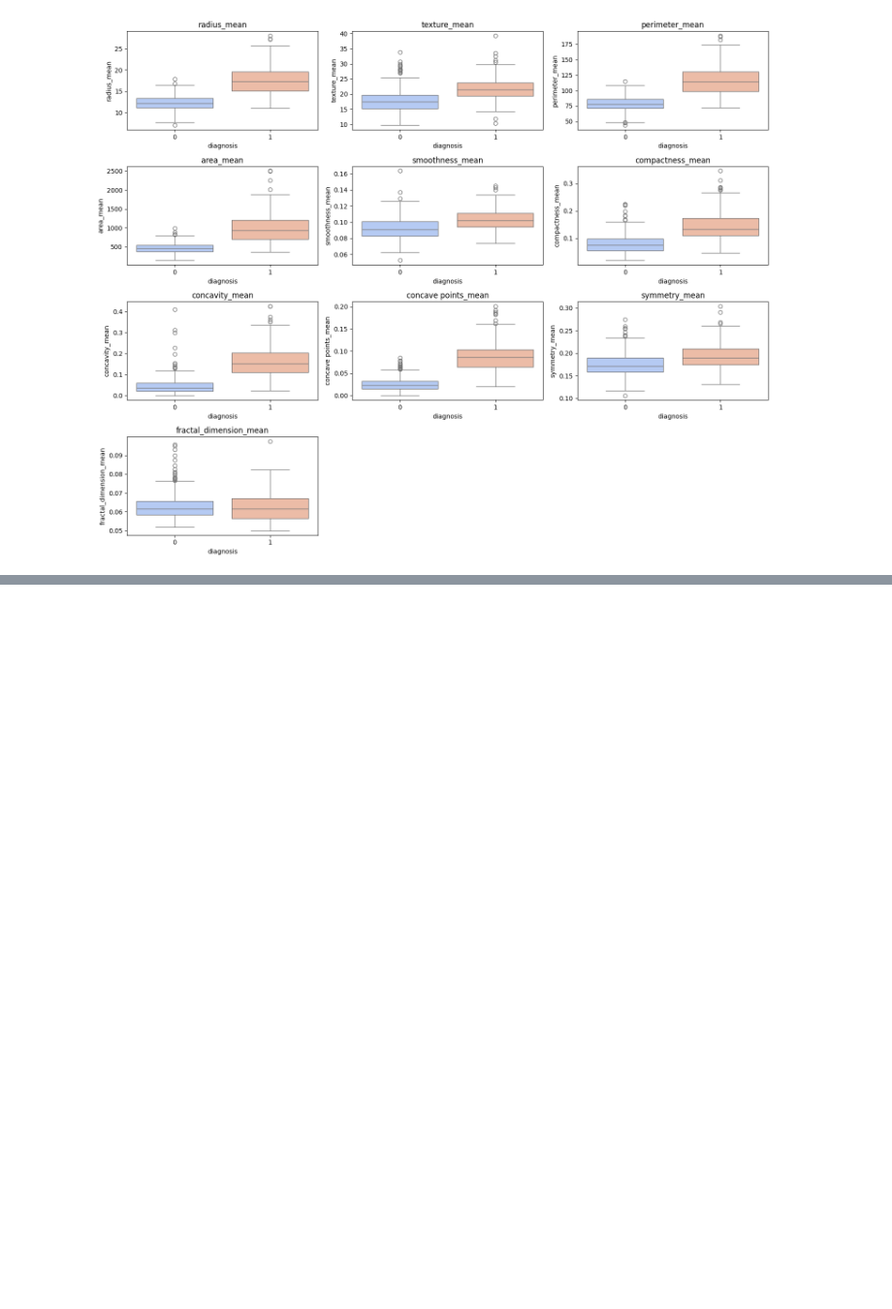
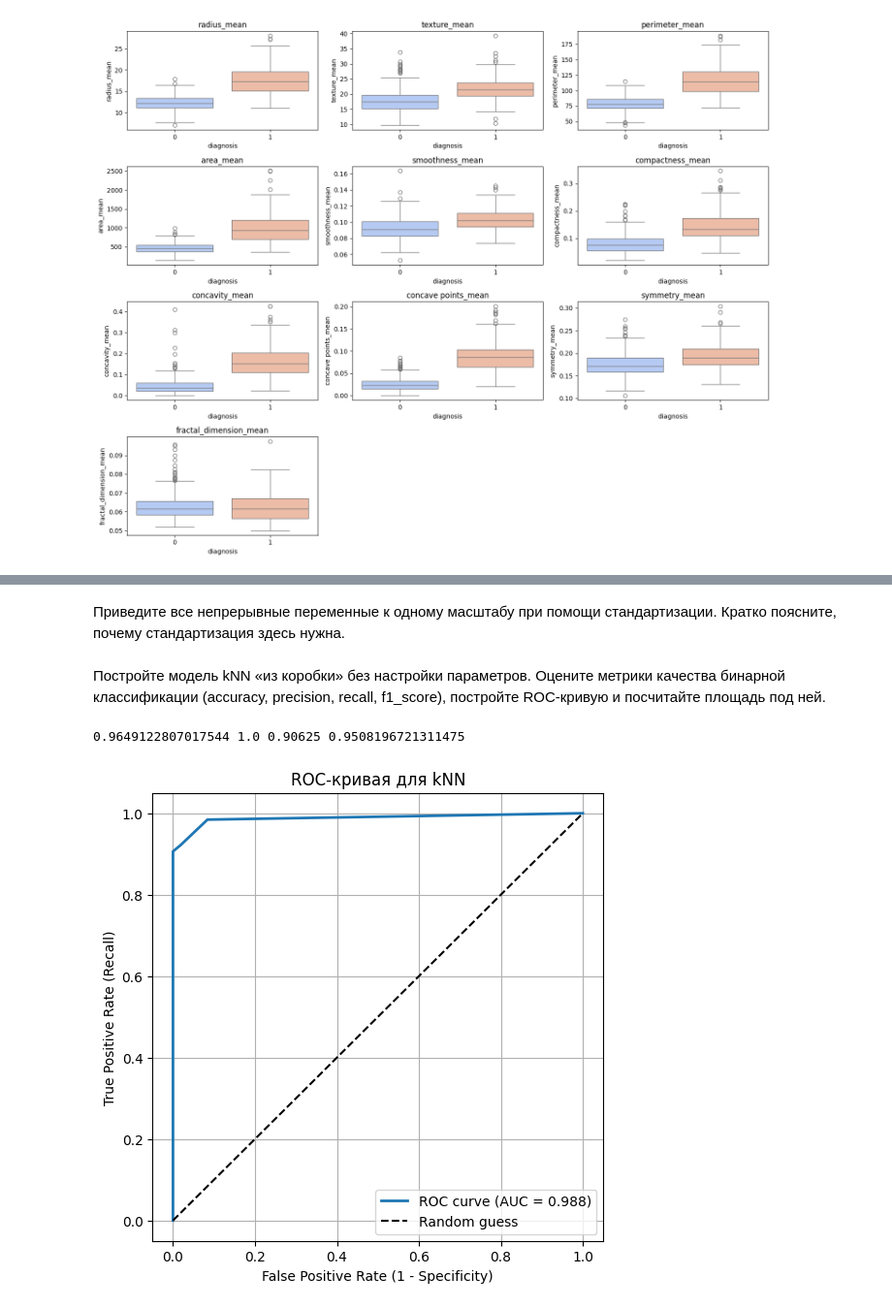
Before and after one commit to dezz1er/otus_homeworks, a Jupyter notebook: homework_09/homework_09.ipynb, the cells around one changed output, grey strips where cells are left out. Shown at 97% size. Cells and saved outputs as stored; diff of their text form; code cells hidden in the pictures; blank space fills up the shorter version.

```diff
--- a/homework_09/homework_09.ipynb
+++ b/homework_09/homework_09.ipynb
@@ -122,0 +128,52 @@ plt.show()
+# %%
+from sklearn.model_selection import train_test_split
+
+df = df.drop(columns=["id", "Unnamed: 32"], errors='ignore')
+
+y = df["diagnosis"].map({"B": 0, "M": 1})
+X = df.drop(columns=["diagnosis"])
+
+X_train, X_test, y_train, y_test = train_test_split(
+    X, y, test_size=0.30, random_state=42, stratify=y
+)
+# %% [markdown]
+Приведите все непрерывные переменные к одному масштабу при помощи стандартизации. Кратко поясните, почему стандартизация здесь нужна.
+# %%
+from sklearn.preprocessing import StandardScaler
+
+scaler = StandardScaler()
+X_train_std = scaler.fit_transform(X_train)
+X_test_std = scaler.transform(X_test)
+# %% [markdown]
+Постройте модель kNN «из коробки» без настройки параметров. Оцените метрики качества бинарной классификации (accuracy, precision, recall, f1_score), постройте ROC-кривую и посчитайте площадь под ней.
+# %%
+from sklearn.neighbors import KNeighborsClassifier
+from sklearn.metrics import accuracy_score, precision_score, recall_score, f1_score
+
+knn = KNeighborsClassifier()
+knn.fit(X_train_std, y_train)
+y_pred = knn.predict(X_test_std)
+y_proba = knn.predict_proba(X_test_std)[:,1]
+
+acc = accuracy_score(y_test, y_pred)
+prec = precision_score(y_test, y_pred)
+rec = recall_score(y_test, y_pred)
+f1 = f1_score(y_test, y_pred)
+print(acc, prec, rec, f1)
+# %% [output]
+0.9649122807017544 1.0 0.90625 0.9508196721311475
+# %%
+from sklearn.metrics import roc_curve, roc_auc_score
+fpr, tpr, thresholds = roc_curve(y_test, y_proba)
+auc = roc_auc_score(y_test, y_proba)
+plt.figure(figsize=(6, 6))
+plt.plot(fpr, tpr, label=f"ROC curve (AUC = {auc:.3f})", linewidth=2)
+plt.plot([0, 1], [0, 1], 'k--', label="Random guess")
+plt.xlabel("False Positive Rate (1 - Specificity)")
+plt.ylabel("True Positive Rate (Recall)")
+plt.title("ROC-кривая для kNN")
+plt.legend(loc="lower right")
+plt.grid(True)
+plt.show()
+# %% [output]
+[figure, added]
```
Also changed, not shown: parts of 6 cells of this notebook.
